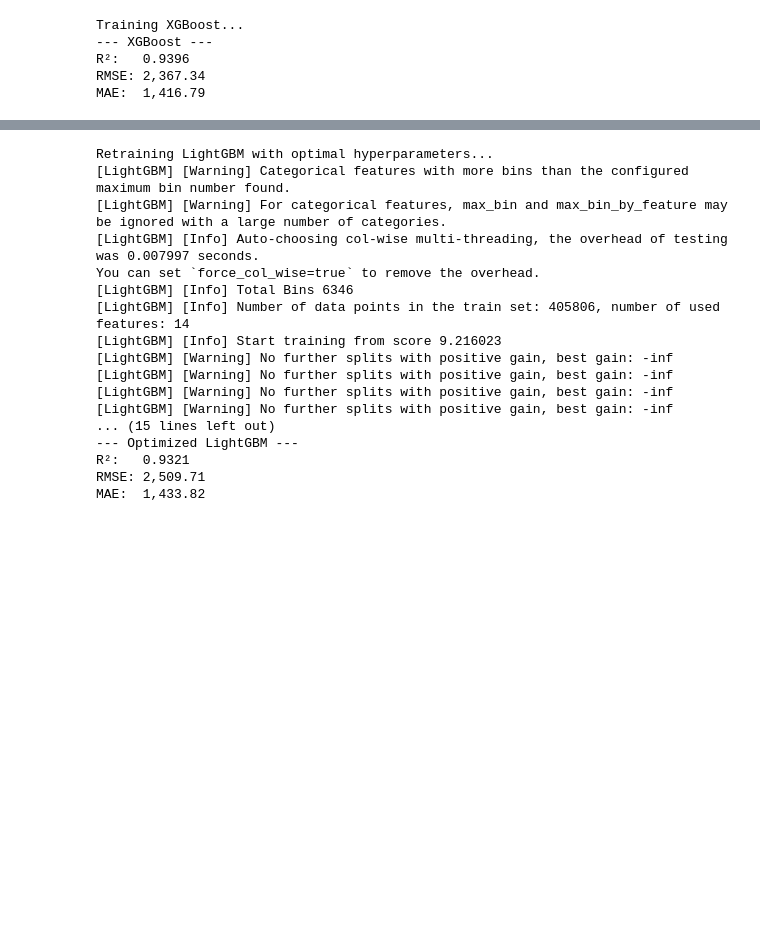
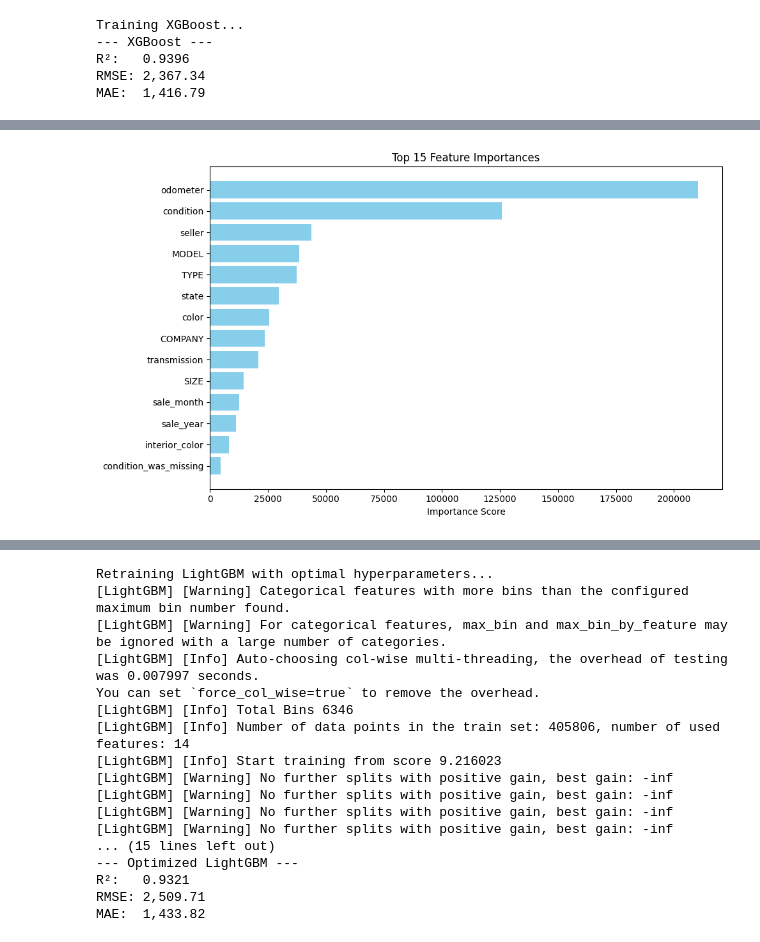
Before and after one commit to ArtemDziuba/UsedCarPricePredictionSystemMLOps, a Jupyter notebook: notebooks/models-01.ipynb, the cells around one changed output, grey strips where cells are left out. Cells and saved outputs as stored; diff of their text form; code cells hidden in the pictures; blank space fills up the shorter version.

```diff
--- a/notebooks/models-01.ipynb
+++ b/notebooks/models-01.ipynb
@@ -211,0 +320,19 @@ plt.show()
+# %%
+import matplotlib.pyplot as plt
+
+# Change to lgbm if LightGBM performs better
+best_model = lgbm
+
+importance = pd.DataFrame({
+    'Feature': X_train.columns,
+    'Importance': best_model.feature_importances_
+}).sort_values(by='Importance', ascending=False).head(15)
+
+plt.figure(figsize=(10, 6))
+plt.barh(importance['Feature'][::-1], importance['Importance'][::-1], color='skyblue')
+plt.title('Top 15 Feature Importances')
+plt.xlabel('Importance Score')
+plt.tight_layout()
+plt.show()
+# %% [output]
+[figure, added]
```
Also changed, not shown: parts of 14 cells of this notebook, 13 other files.
